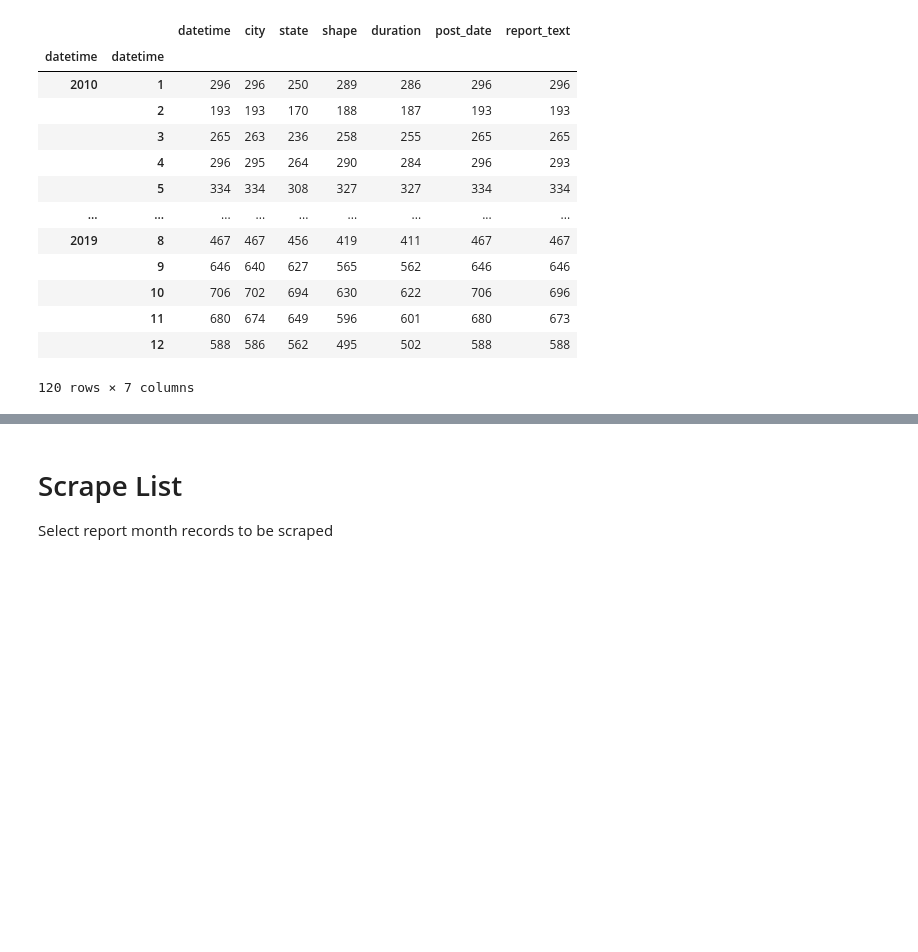
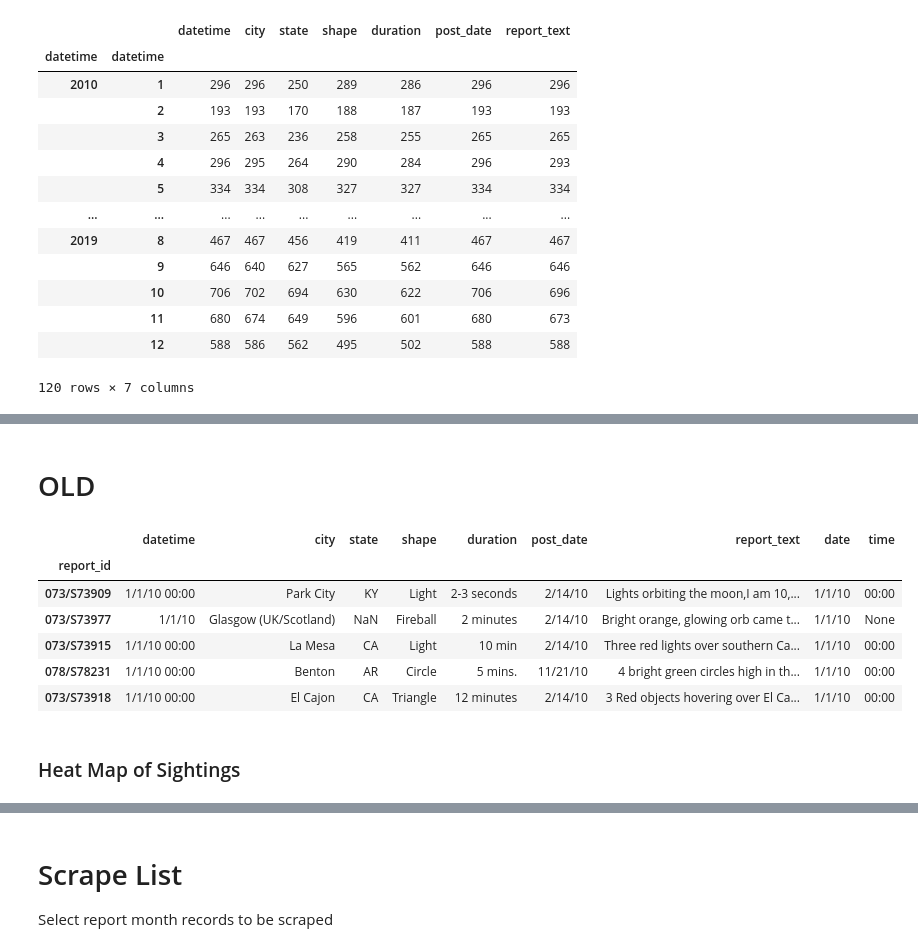
Before and after one commit to kevscon/ufo-reports, a Jupyter notebook: data_processing.ipynb, the cells around one changed output, grey strips where cells are left out. Cells and saved outputs as stored; diff of their text form; code cells hidden in the pictures; blank space fills up the shorter version.

```diff
--- a/data_processing.ipynb
+++ b/data_processing.ipynb
@@ -231,2 +262,2 @@ durs.apply(lambda x: re.sub('\d', 'X', x)).nunique()
 # %%
-ufo_df.drop(columns=['datetime', 'city', 'state', 'post_date'], inplace=True)
+ufo_df.drop(columns=['datetime', 'city', 'state', 'post_date', 'duration'], inplace=True)
@@ -270,3 +303,5 @@ fig.show()
 # %% [output]
 [interactive output not drawn]
 [interactive output not drawn]
+# %% [markdown]
+# OLD
@@ -272,0 +324,12 @@ fig.show()
+# %%
+ufo_df.head()
+# %% [output]
+|  | datetime | city | state | shape | duration | post_date | report_text | date | time |
+| report_id |  |  |  |  |  |  |  |  |  |
+| 073/S73909 | 1/1/10 00:00 | Park City | KY | Light | 2-3 seconds | 2/14/10 | Lights orbiting the moon,I am 10,... | 1/1/10 | 00:00 |
+| 073/S73977 | 1/1/10 | Glasgow (UK/Scotland) | NaN | Fireball | 2 minutes | 2/14/10 | Bright orange, glowing orb came t... | 1/1/10 | None |
+| 073/S73915 | 1/1/10 00:00 | La Mesa | CA | Light | 10 min | 2/14/10 | Three red lights over southern Ca... | 1/1/10 | 00:00 |
+| 078/S78231 | 1/1/10 00:00 | Benton | AR | Circle | 5 mins. | 11/21/10 | 4 bright green circles high in th... | 1/1/10 | 00:00 |
+| 073/S73918 | 1/1/10 00:00 | El Cajon | CA | Triangle | 12 minutes | 2/14/10 | 3 Red objects hovering over El Ca... | 1/1/10 | 00:00 |
+# %% [markdown]
+### Heat Map of Sightings
```
Also changed, not shown: parts of 82 cells of this notebook, 1 other file.
